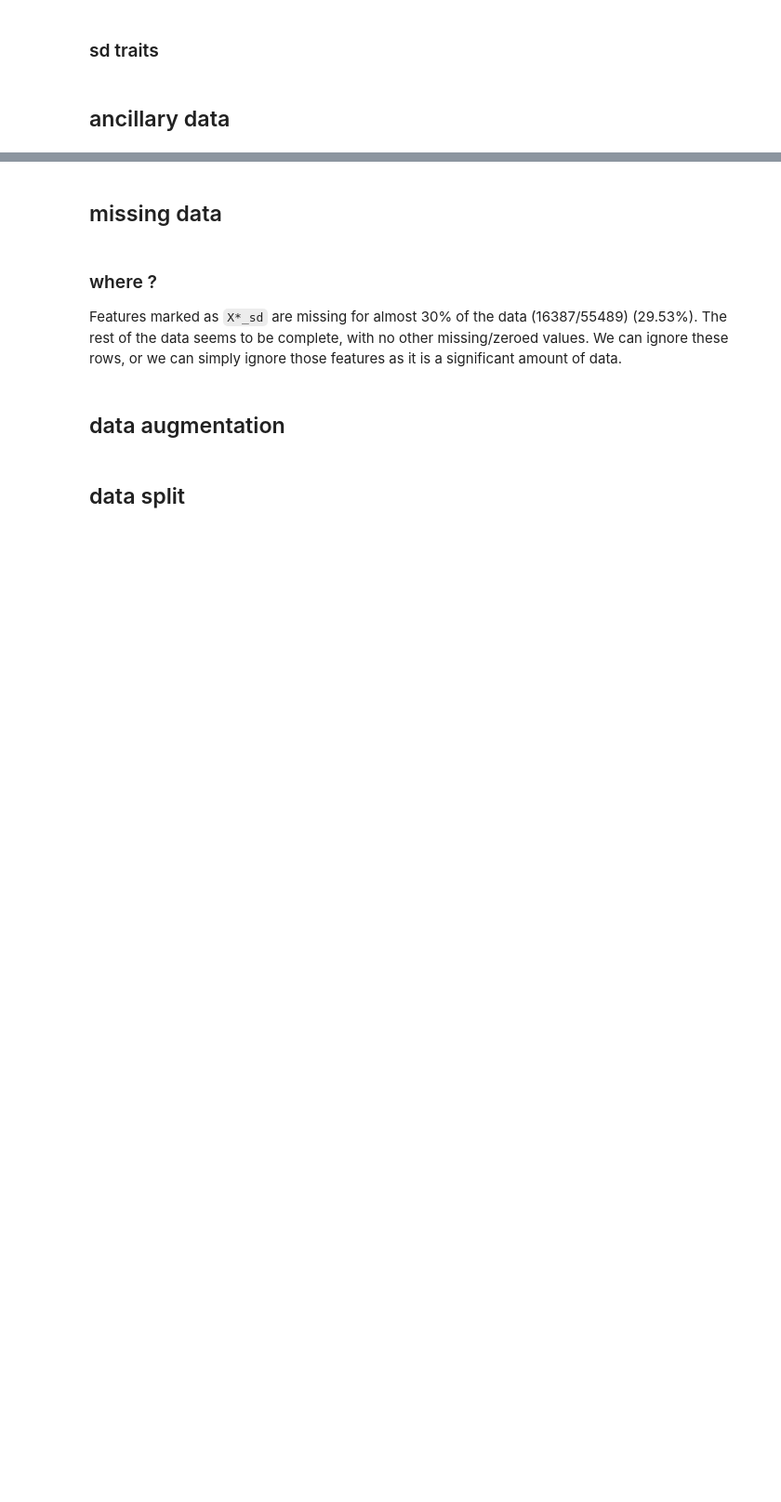
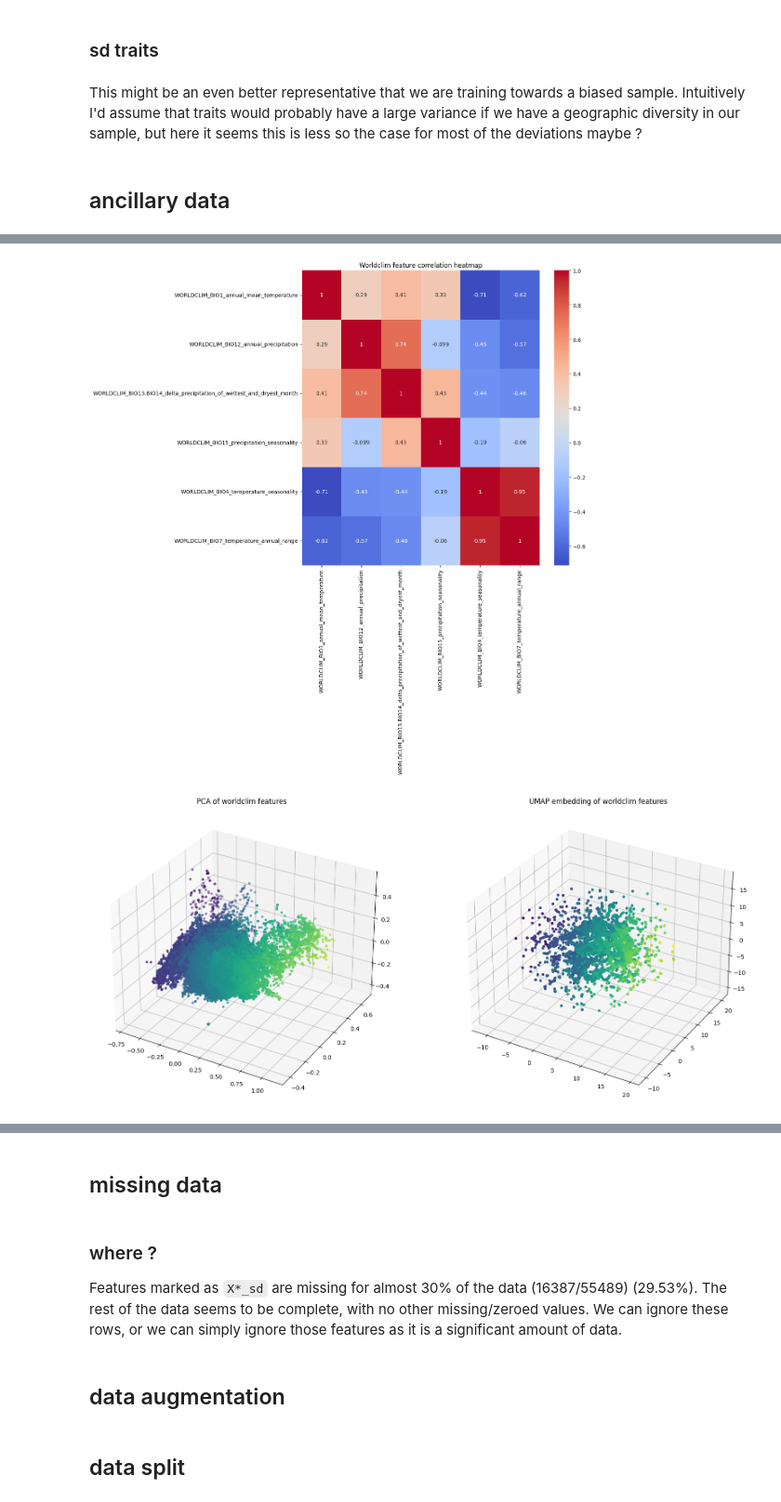
Before and after one commit to KaiErikNiermann/vu-ml-project, a Jupyter notebook: src/testing.ipynb, the cells around one changed output, grey strips where cells are left out. Shown at 93% size. Cells and saved outputs as stored; diff of their text form; code cells hidden in the pictures; blank space fills up the shorter version.

```diff
--- a/src/testing.ipynb
+++ b/src/testing.ipynb
@@ -126,6 +132,8 @@ for i in range(6):
 plt.title('Normalized standard deviation trait distributions')
 plt.legend()
 plt.show()
+# %% [markdown]
+This might be an even better representative that we are training towards a biased sample. Intuitively I'd assume that traits would probably have a large variance if we have a geographic diversity in our sample, but here it seems this is less so the case for most of the deviations maybe ?
 # %% [markdown]
 ## ancillary data
 # %%
@@ -143,34 +151,48 @@ for ax in g.axes.flatten():
     ax.set_ylabel('')
     ax.set_xlabel('')
 # %%
-worldclim   = ancillary_data.filter(like='WORLDCLIM')
+worldclim = ancillary_data.filter(like='WORLDCLIM')
 
 fig, ax = plt.subplots(1, 1, figsize=(10, 10))
-
-
 corr = worldclim.corr()
 sns.heatmap(corr, annot=True, cmap='coolwarm', cbar=True)
 ax.set_title('Worldclim feature correlation heatmap')
 
-high_corr = [
-    i for i in corr[corr > 0.9].stack().index.tolist() if i[0] != i[1]
-]
-
+high_corr = [i for i in corr[corr > 0.9].stack().index.tolist() if i[0] != i[1]]
 high_corr = list(set([tuple(sorted(i)) for i in high_corr]))
 
+scaled_worldclim_data = (worldclim - worldclim.min()) / (worldclim.max() - worldclim.min())
 print(high_corr)
 
+# PCA
+pca = PCA(n_components=3)
+pca_result = pca.fit_transform(scaled_worldclim_data)
+
+fig = plt.figure(figsize=(20, 10))
+
+# Plot PCA
+ax1 = fig.add_subplot(121, projection='3d')
+ax1.scatter(pca_result[:, 0], pca_result[:, 1], pca_result[:, 2], c=pca_result[:, 0], cmap='viridis', s=10)
+ax1.set_title('PCA of worldclim features')
+
+reconstructed_pca = pca.inverse_transform(pca_result)
+loss_pca = np.mean((scaled_worldclim_data - reconstructed_pca) ** 2)
+
+print(f'PCA Reconstruction Loss: {loss_pca}')
+
+# UMAP
 reducer = umap.UMAP(n_components=3)
+embedding = reducer.fit_transform(scaled_worldclim_data)
 
-scaled_worldclim_data = (worldclim - worldclim.min()) / (worldclim.max() - worldclim.min())
+# Plot UMAP
+ax2 = fig.add_subplot(122, projection='3d')
+ax2.scatter(embedding[:, 0], embedding[:, 1], embedding[:, 2], c=embedding[:, 0], cmap='viridis', s=10)
+ax2.set_title('UMAP embedding of worldclim features')
 
-embedding = reducer.fit_transform(scaled_worldclim_data)
-embedding.shape
+reconstructed_umap = reducer.inverse_transform(embedding)
+loss_umap = np.mean((scaled_worldclim_data - reconstructed_umap) ** 2)
 
-fig = plt.figure(figsize=(10, 10))
+print(f'UMAP Reconstruction Loss: {loss_umap}')
 
-ax = fig.add_subplot(111, projection='3d')
-
-ax.scatter(embedding[:, 0], embedding[:, 1], embedding[:, 2], c=embedding[:, 0], cmap='viridis', s=10)
-
-ax.set_title('UMAP embedding of worldclim features')
+plt.show()
+# %% [output]
@@ -176,0 +202,2 @@ ax.set_title('UMAP embedding of worldclim features')
+[figure, added]
+[figure, added]
```
Also changed, not shown: parts of 5 cells of this notebook.
